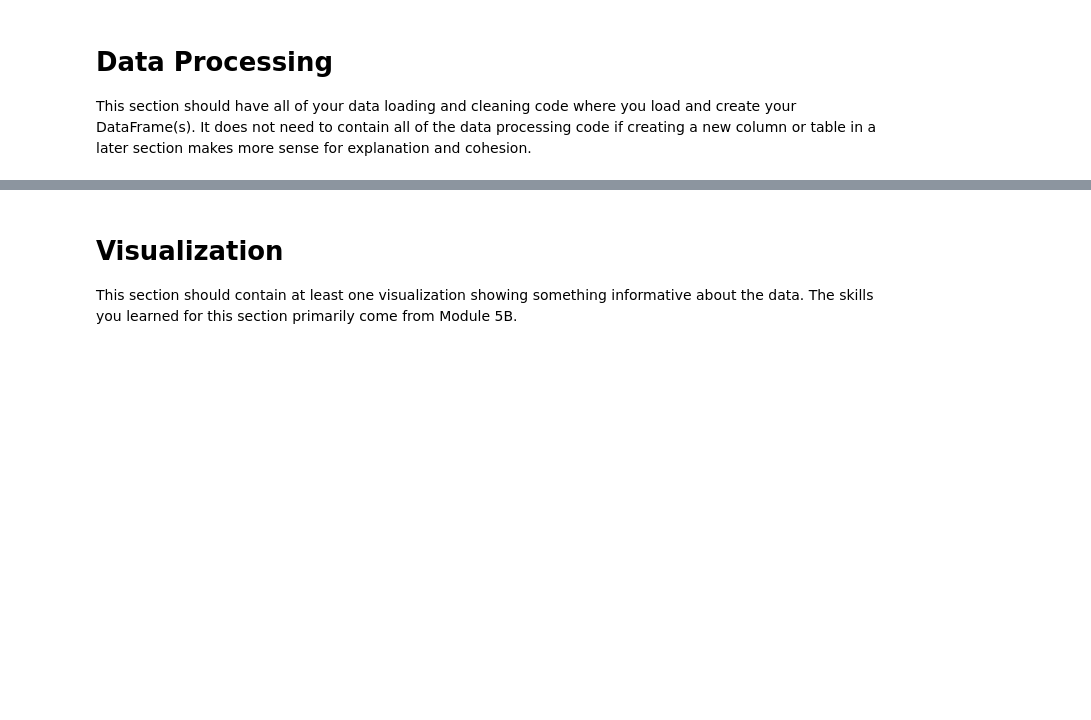
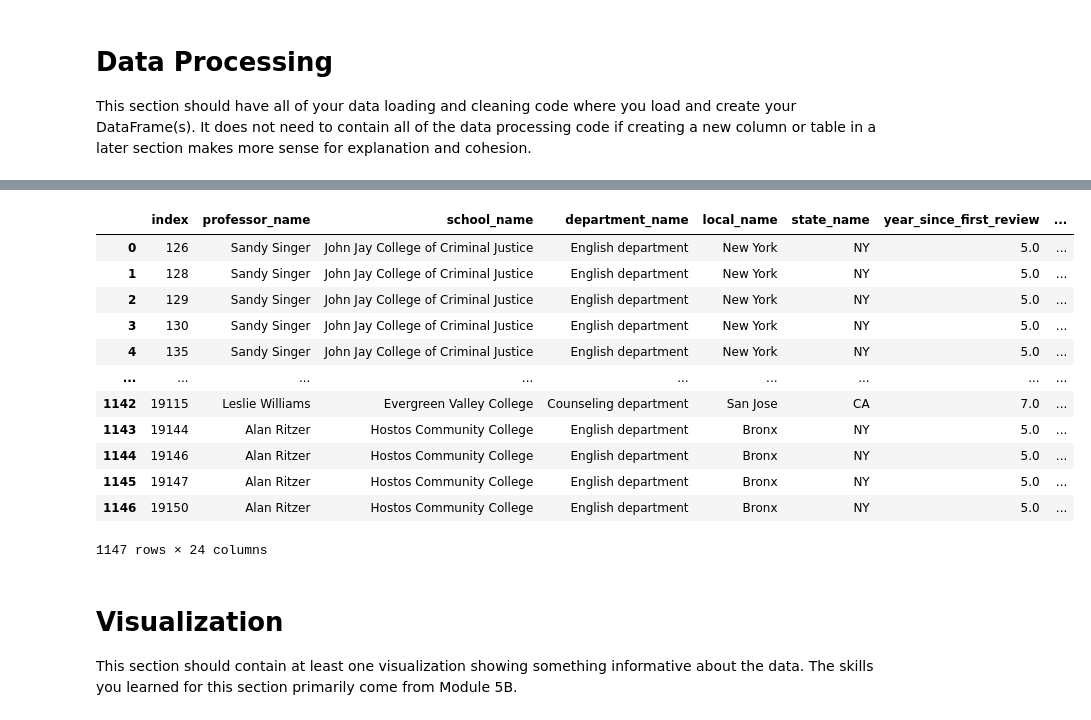
Before and after one commit to JenniferYan0430/CS216, a Jupyter notebook: final-perform.ipynb, the cells around one changed output, grey strips where cells are left out. Drawn from its saved outputs; the diff is of its cells as text; code cells hidden in the pictures; blank space fills up the shorter version.

Commit message:
Update final-perform.ipynb
loaded datasets

```diff
--- a/final-perform.ipynb
+++ b/final-perform.ipynb
@@ -30,0 +38,15 @@ This section should have all of your data loading and cleaning code where you lo
+# %%
+import os
+import glob
+
+path = r'/Users/rebeccarow/Desktop/CS216/Performs/Final Perform/RateMyProfessorSampleData' # use your path
+all_files = glob.glob(path + "/*.csv")
+
+li = []
+
+for filename in all_files:
+    df = pd.read_csv(filename, index_col=None, header=0)
+    li.append(df)
+
+ratings = pd.concat(li, axis=0, ignore_index=True)
+ratings.head()
@@ -30,0 +61,4 @@ This section should have all of your data loading and cleaning code where you lo
+# %%
+for k in ratings:
+    ratings[k]['take_again'] = ratings[k].str.replace('\D+', ' ')
+    ratings[k]['take_again'] = ratings[k].astype(int)
@@ -31,3 +71,20 @@ This section should have all of your data loading and cleaning code where you lo
+# %%
+ratings2 = ratings.dropna().reset_index()
+ratings2
+# %% [output]
+|  | index | professor_name | school_name | department_name | local_name | state_name | year_since_first_review | ... |
+| 0 | 126 | Sandy Singer | John Jay College of Criminal Justice | English department | New York | NY | 5.0 | ... |
+| 1 | 128 | Sandy Singer | John Jay College of Criminal Justice | English department | New York | NY | 5.0 | ... |
+| 2 | 129 | Sandy Singer | John Jay College of Criminal Justice | English department | New York | NY | 5.0 | ... |
+| 3 | 130 | Sandy Singer | John Jay College of Criminal Justice | English department | New York | NY | 5.0 | ... |
+| 4 | 135 | Sandy Singer | John Jay College of Criminal Justice | English department | New York | NY | 5.0 | ... |
+| ... | ... | ... | ... | ... | ... | ... | ... | ... |
+| 1142 | 19115 | Leslie Williams | Evergreen Valley College | Counseling department | San Jose | CA | 7.0 | ... |
+| 1143 | 19144 | Alan Ritzer | Hostos Community College | English department | Bronx | NY | 5.0 | ... |
+| 1144 | 19146 | Alan Ritzer | Hostos Community College | English department | Bronx | NY | 5.0 | ... |
+| 1145 | 19147 | Alan Ritzer | Hostos Community College | English department | Bronx | NY | 5.0 | ... |
+| 1146 | 19150 | Alan Ritzer | Hostos Community College | English department | Bronx | NY | 5.0 | ... |
+1147 rows × 24 columns
 # %% [markdown]
 # Visualization
 
```
Also changed, not shown: parts of 3 cells of this notebook.
